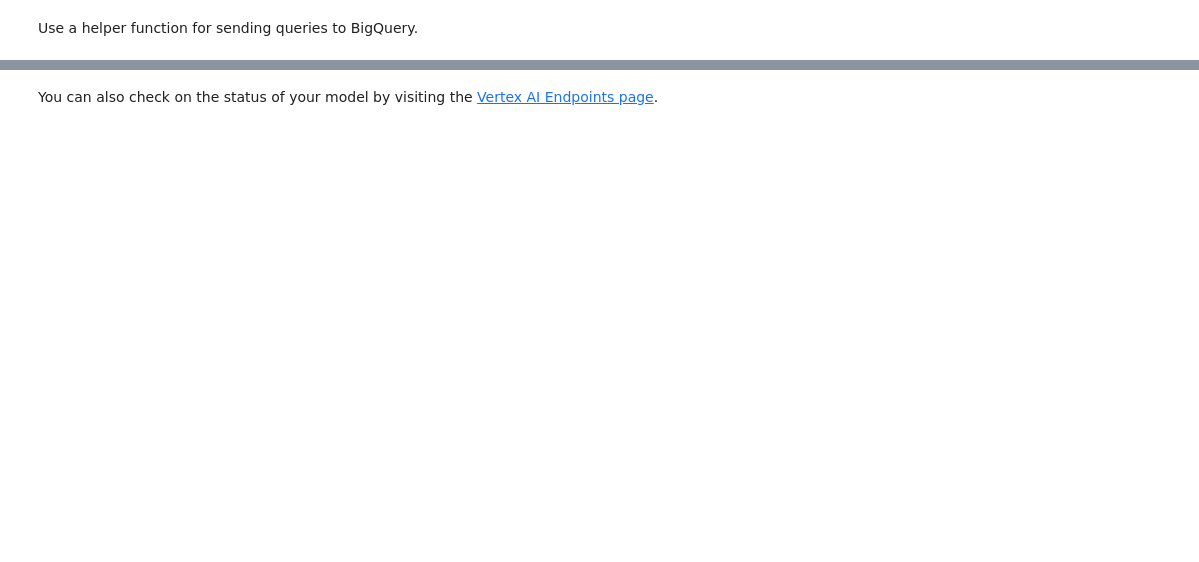
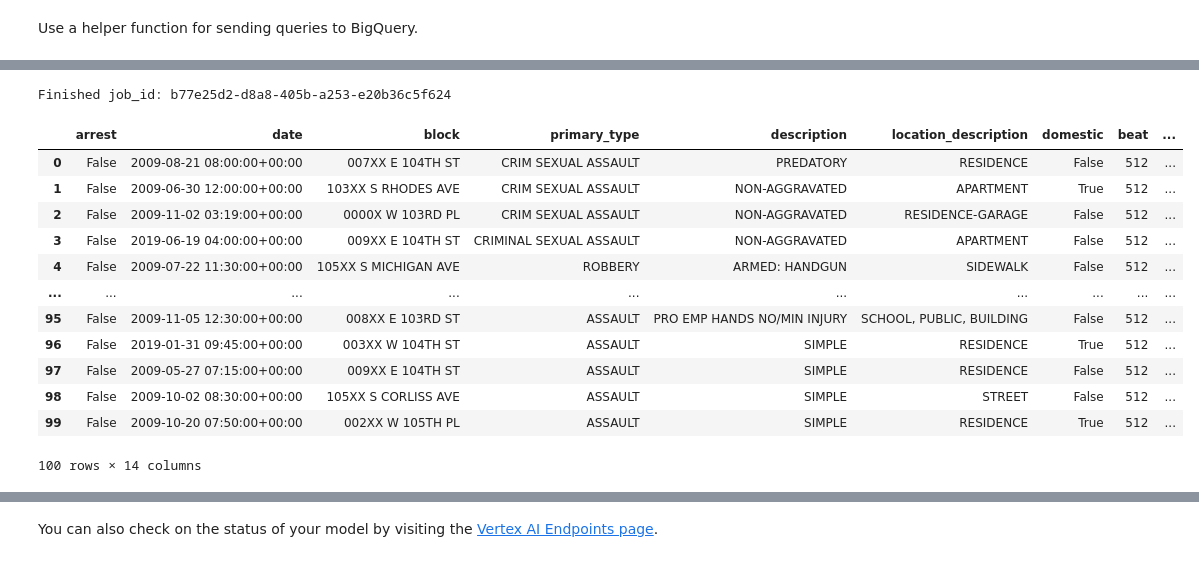
Before and after one commit to paulycloud/ml_portfolio, a Jupyter notebook: 02_BigQuery_ML/02_linear_regression/00_template/index.ipynb, the cells around one changed output, grey strips where cells are left out. Cells and saved outputs as stored; diff of their text form; code cells hidden in the pictures; blank space fills up the shorter version.

```diff
--- a/02_BigQuery_ML/02_linear_regression/00_template/index.ipynb
+++ b/02_BigQuery_ML/02_linear_regression/00_template/index.ipynb
@@ -562,0 +657,24 @@ resource name: projects/993987777814/locations/us-central1/endpoints/13515768674
+# %%
+# Recap of what's in our view data.
+
+# We can examine the view data using the sql below.
+sql_examine_view_data = f"""
+SELECT * FROM {BQ_DATASET_NAME}.input_view WHERE dataframe='prediction' limit 100;
+"""
+
+run_bq_query(sql_examine_view_data)
+# %% [output]
+Finished job_id: b77e25d2-d8a8-405b-a253-e20b36c5f624
+|  | arrest | date | block | primary_type | description | location_description | domestic | beat | ... |
+| 0 | False | 2009-08-21 08:00:00+00:00 | 007XX E 104TH ST | CRIM SEXUAL ASSAULT | PREDATORY | RESIDENCE | False | 512 | ... |
+| 1 | False | 2009-06-30 12:00:00+00:00 | 103XX S RHODES AVE | CRIM SEXUAL ASSAULT | NON-AGGRAVATED | APARTMENT | True | 512 | ... |
+| 2 | False | 2009-11-02 03:19:00+00:00 | 0000X W 103RD PL | CRIM SEXUAL ASSAULT | NON-AGGRAVATED | RESIDENCE-GARAGE | False | 512 | ... |
+| 3 | False | 2019-06-19 04:00:00+00:00 | 009XX E 104TH ST | CRIMINAL SEXUAL ASSAULT | NON-AGGRAVATED | APARTMENT | False | 512 | ... |
+| 4 | False | 2009-07-22 11:30:00+00:00 | 105XX S MICHIGAN AVE | ROBBERY | ARMED: HANDGUN | SIDEWALK | False | 512 | ... |
+| ... | ... | ... | ... | ... | ... | ... | ... | ... | ... |
+| 95 | False | 2009-11-05 12:30:00+00:00 | 008XX E 103RD ST | ASSAULT | PRO EMP HANDS NO/MIN INJURY | SCHOOL, PUBLIC, BUILDING | False | 512 | ... |
+| 96 | False | 2019-01-31 09:45:00+00:00 | 003XX W 104TH ST | ASSAULT | SIMPLE | RESIDENCE | True | 512 | ... |
+| 97 | False | 2009-05-27 07:15:00+00:00 | 009XX E 104TH ST | ASSAULT | SIMPLE | RESIDENCE | False | 512 | ... |
+| 98 | False | 2009-10-02 08:30:00+00:00 | 105XX S CORLISS AVE | ASSAULT | SIMPLE | STREET | False | 512 | ... |
+| 99 | False | 2009-10-20 07:50:00+00:00 | 002XX W 105TH PL | ASSAULT | SIMPLE | RESIDENCE | True | 512 | ... |
+100 rows × 14 columns
```
Also changed, not shown: parts of 119 cells of this notebook, 2 other files.
